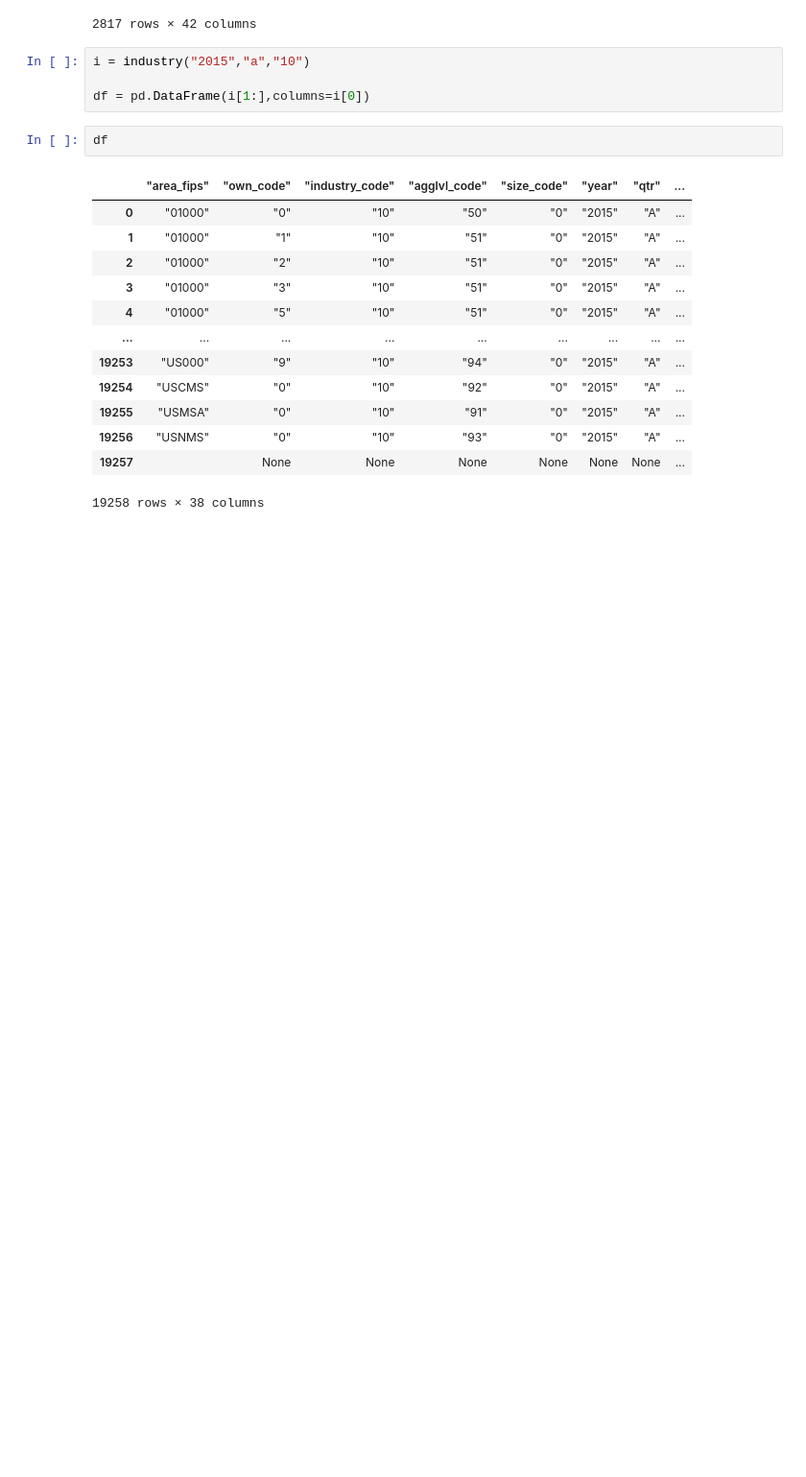
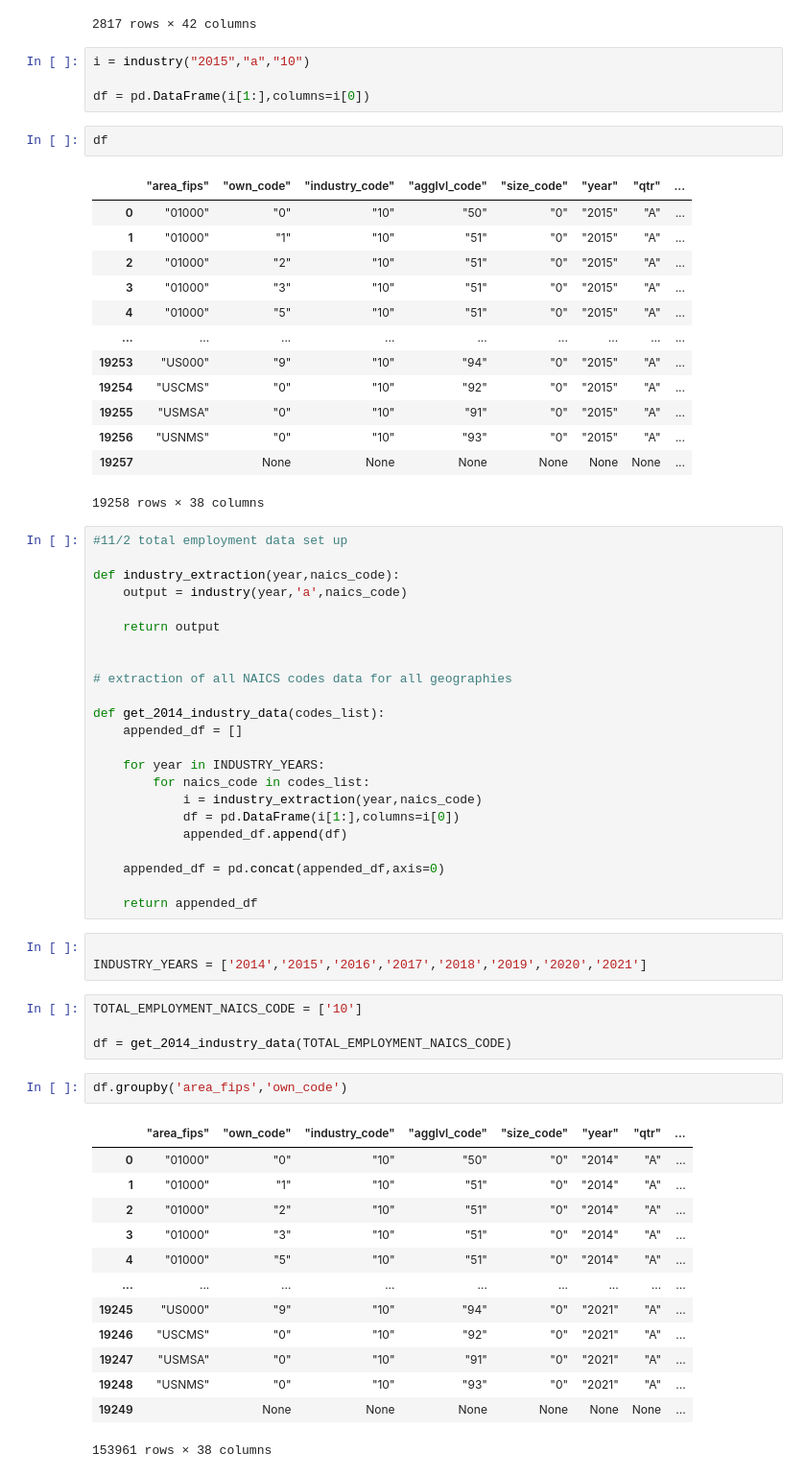
Before and after one commit to catalyst-cooperative/rmi-energy-communities, a Jupyter notebook: src/energy_comms/extract/qcew.ipynb, the cells around one changed output. Shown at 96% size. Cells and saved outputs as stored; diff of their text form; blank space fills up the shorter version.

```diff
--- a/src/energy_comms/extract/qcew.ipynb
+++ b/src/energy_comms/extract/qcew.ipynb
@@ -247,3 +253,49 @@ df
 | 19256 | "USNMS" | "0" | "10" | "93" | "0" | "2015" | "A" | ... |
 | 19257 |  | None | None | None | None | None | None | ... |
 19258 rows × 38 columns
+# %%
+#11/2 total employment data set up
+
+def industry_extraction(year,naics_code):
+    output = industry(year,'a',naics_code)
+
+    return output
+
+
+# extraction of all NAICS codes data for all geographies
+
+def get_2014_industry_data(codes_list):
+    appended_df = []
+
+    for year in INDUSTRY_YEARS:
+        for naics_code in codes_list:
+            i = industry_extraction(year,naics_code)
+            df = pd.DataFrame(i[1:],columns=i[0])
+            appended_df.append(df)
+
+    appended_df = pd.concat(appended_df,axis=0)
+
+    return appended_df
+# %%
+
+INDUSTRY_YEARS = ['2014','2015','2016','2017','2018','2019','2020','2021']
+# %%
+TOTAL_EMPLOYMENT_NAICS_CODE = ['10']
+
+df = get_2014_industry_data(TOTAL_EMPLOYMENT_NAICS_CODE)
+# %%
+df.groupby('area_fips','own_code')
+# %% [output]
+|  | "area_fips" | "own_code" | "industry_code" | "agglvl_code" | "size_code" | "year" | "qtr" | ... |
+| 0 | "01000" | "0" | "10" | "50" | "0" | "2014" | "A" | ... |
+| 1 | "01000" | "1" | "10" | "51" | "0" | "2014" | "A" | ... |
+| 2 | "01000" | "2" | "10" | "51" | "0" | "2014" | "A" | ... |
+| 3 | "01000" | "3" | "10" | "51" | "0" | "2014" | "A" | ... |
+| 4 | "01000" | "5" | "10" | "51" | "0" | "2014" | "A" | ... |
+| ... | ... | ... | ... | ... | ... | ... | ... | ... |
+| 19245 | "US000" | "9" | "10" | "94" | "0" | "2021" | "A" | ... |
+| 19246 | "USCMS" | "0" | "10" | "92" | "0" | "2021" | "A" | ... |
+| 19247 | "USMSA" | "0" | "10" | "91" | "0" | "2021" | "A" | ... |
+| 19248 | "USNMS" | "0" | "10" | "93" | "0" | "2021" | "A" | ... |
+| 19249 |  | None | None | None | None | None | None | ... |
+153961 rows × 38 columns
```
Also changed, not shown: parts of 26 cells of this notebook, 2 other files.
